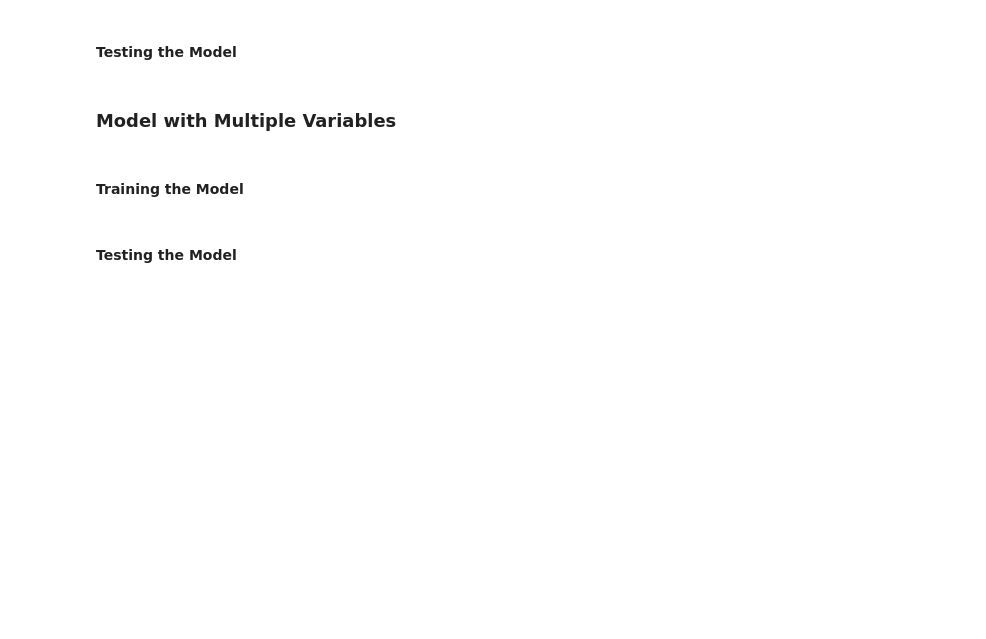
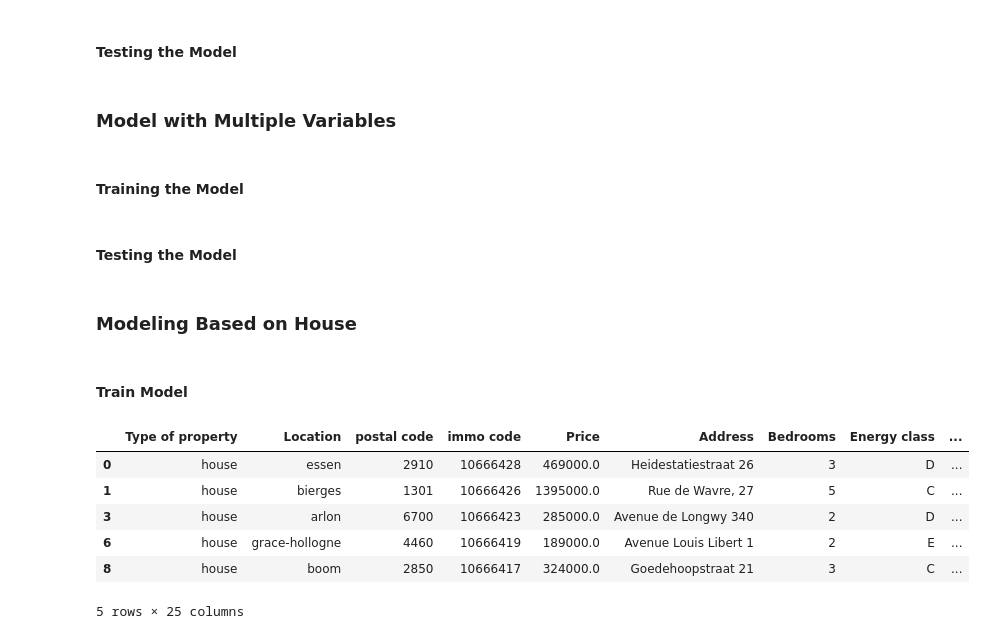
Before and after one commit to JonathanRabbi/Data_Analysis_Immo, a Jupyter notebook: Regression/Model_Building.ipynb, the cells around one changed output. Cells and saved outputs as stored; diff of their text form; code cells hidden in the pictures; blank space fills up the shorter version.

Commit message:
dataset with only house

```diff
--- a/Regression/Model_Building.ipynb
+++ b/Regression/Model_Building.ipynb
@@ -70,3 +72,18 @@ model.score(X_train,y_train)
 y_pred=model.predict(X_test)
 # %%
 model.score(X_test,y_test)
+# %% [markdown]
+### Modeling Based on House
+# %% [markdown]
+#### Train Model
+# %%
+df_1=df[df['Type of property']=='house']
+df_1.head()
+# %% [output]
+|  | Type of property | Location | postal code | immo code | Price | Address | Bedrooms | Energy class | ... |
+| 0 | house | essen | 2910 | 10666428 | 469000.0 | Heidestatiestraat 26 | 3 | D | ... |
+| 1 | house | bierges | 1301 | 10666426 | 1395000.0 | Rue de Wavre, 27 | 5 | C | ... |
+| 3 | house | arlon | 6700 | 10666423 | 285000.0 | Avenue de Longwy 340 | 2 | D | ... |
+| 6 | house | grace-hollogne | 4460 | 10666419 | 189000.0 | Avenue Louis Libert 1 | 2 | E | ... |
+| 8 | house | boom | 2850 | 10666417 | 324000.0 | Goedehoopstraat 21 | 3 | C | ... |
+5 rows × 25 columns
```
Also changed, not shown: parts of 12 cells of this notebook.
